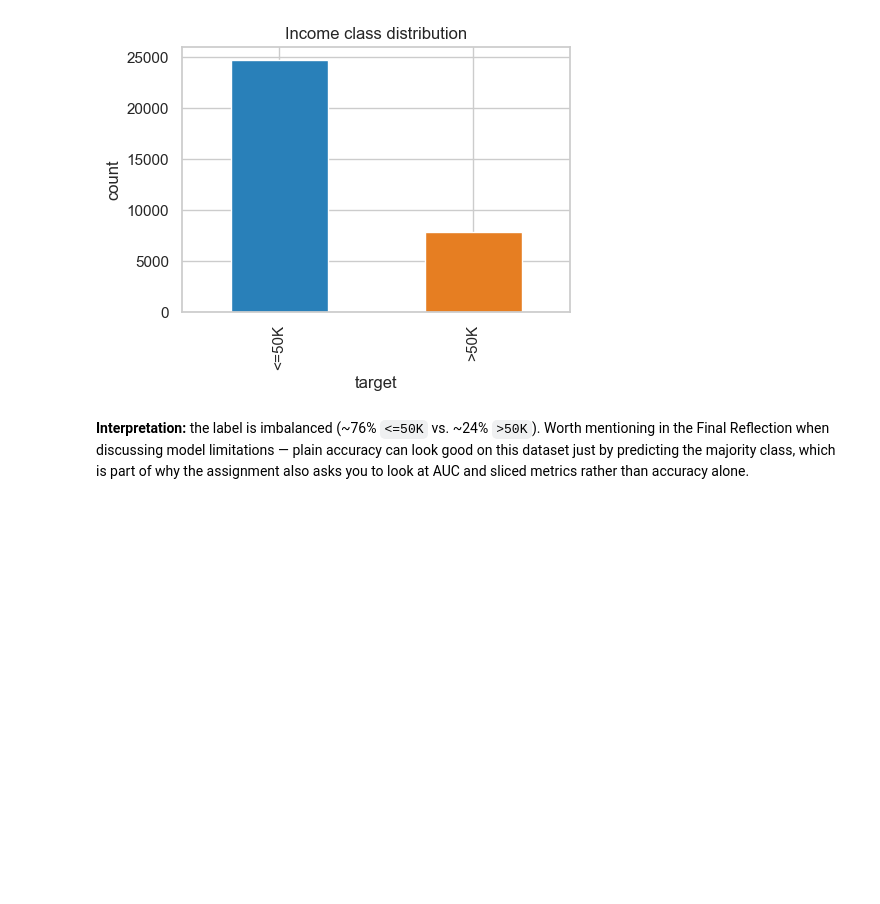
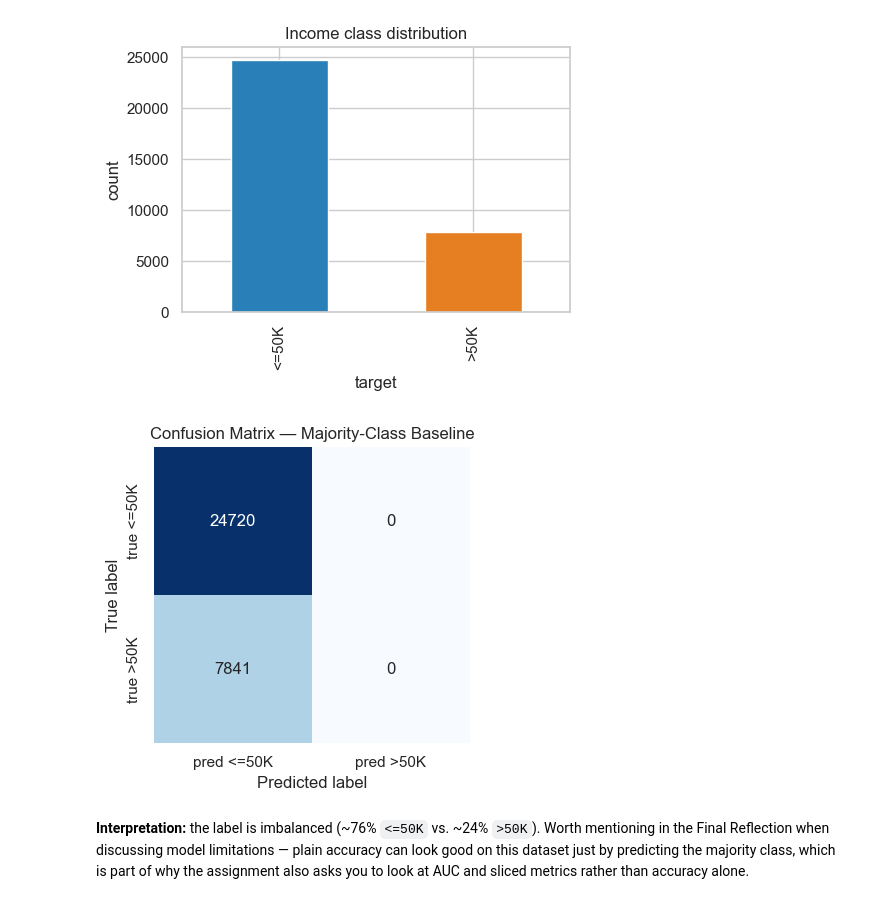
Before and after one commit to paocent/ML-OPS---Revised, a Jupyter notebook: eda_analysis.ipynb, the cells around one changed output. Drawn from its saved outputs; the diff is of its cells as text; code cells hidden in the pictures; blank space fills up the shorter version.

Commit message:
Added confusion matrix

```diff
--- a/eda_analysis.ipynb
+++ b/eda_analysis.ipynb
@@ -114,6 +114,30 @@ target
 >50K     24.1
 Name: count, dtype: float64
 [figure]
+# %%
+# Confusion matrix example (majority-class baseline)
+from sklearn.metrics import confusion_matrix
+
+# True labels: compute directly from the original `target` column
+y_true = (df['target'].str.strip() == '>50K').astype(int).values
+
+# Baseline predictor: always predict the majority class (<=50K -> 0)
+y_pred_majority = np.zeros_like(y_true)
+
+# Compute confusion matrix
+cm = confusion_matrix(y_true, y_pred_majority)
+
+fig, ax = plt.subplots(figsize=(4, 4))
+sns.heatmap(cm, annot=True, fmt='d', cmap='Blues', cbar=False,
+            xticklabels=['pred <=50K', 'pred >50K'],
+            yticklabels=['true <=50K', 'true >50K'], ax=ax)
+ax.set_xlabel('Predicted label')
+ax.set_ylabel('True label')
+ax.set_title('Confusion Matrix — Majority-Class Baseline')
+plt.tight_layout()
+plt.show()
+# %% [output]
+[figure, added]
 # %% [markdown]
 **Interpretation:** the label is imbalanced (~76% `<=50K` vs. ~24% `>50K`). Worth mentioning in the Final Reflection when discussing model limitations — plain accuracy can look good on this dataset just by predicting the majority class, which is part of why the assignment also asks you to look at AUC and sliced metrics rather than accuracy alone.
 # %% [markdown]
```
